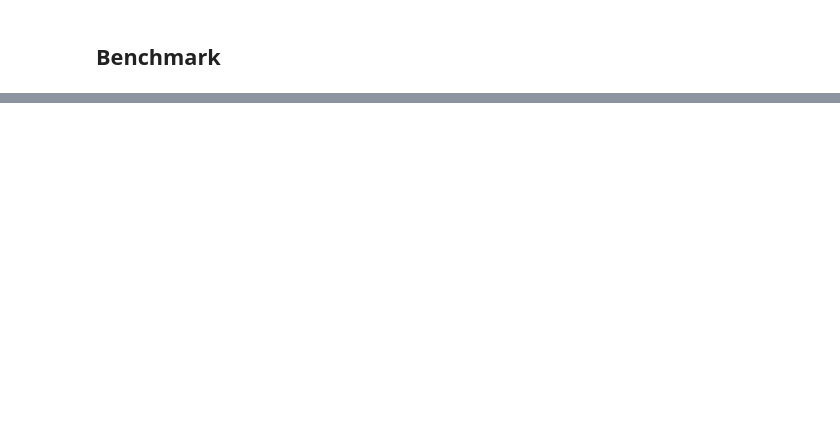
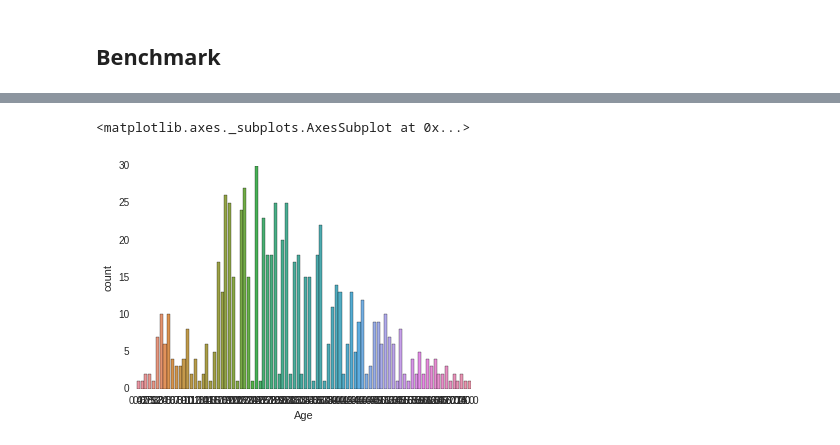
Before and after one commit to muatik/machine-learning-examples, a Jupyter notebook: SVM-comparision.ipynb, the cells around one changed output, grey strips where cells are left out. Drawn from its saved outputs; the diff is of its cells as text; code cells hidden in the pictures; blank space fills up the shorter version.

```diff
--- a/SVM-comparision.ipynb
+++ b/SVM-comparision.ipynb
@@ -297,0 +398,5 @@ results[0, 1], results[0, 2]
+# %%
+sns.countplot(data=df, x="Age")
+# %% [output]
+<matplotlib.axes._subplots.AxesSubplot at 0x...>
+[figure, added]
```
Also changed, not shown: parts of 38 cells of this notebook.
